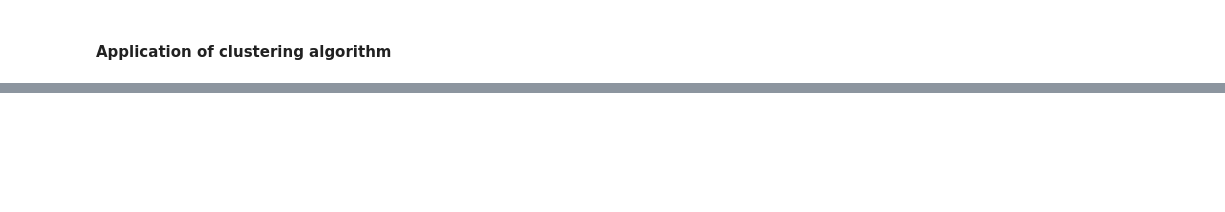
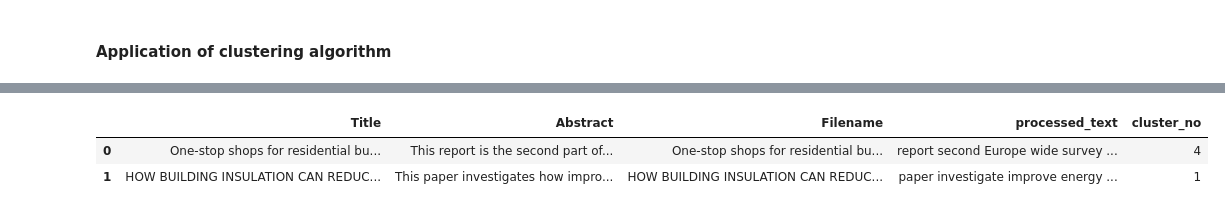
Before and after one commit to bivas16/RAG, a Jupyter notebook: clustering_app.ipynb, the cells around one changed output, grey strips where cells are left out. Drawn from its saved outputs; the diff is of its cells as text; code cells hidden in the pictures; blank space fills up the shorter version.

```diff
--- a/clustering_app.ipynb
+++ b/clustering_app.ipynb
@@ -138,0 +210,6 @@ for k in K:
+# %%
+df.head(2)
+# %% [output]
+|  | Title | Abstract | Filename | processed_text | cluster_no |
+| 0 | One-stop shops for residential bu... | This report is the second part of... | One-stop shops for residential bu... | report second Europe wide survey ... | 4 |
+| 1 | HOW BUILDING INSULATION CAN REDUC... | This paper investigates how impro... | HOW BUILDING INSULATION CAN REDUC... | paper investigate improve energy ... | 1 |
```
Also changed, not shown: parts of 17 cells of this notebook.
